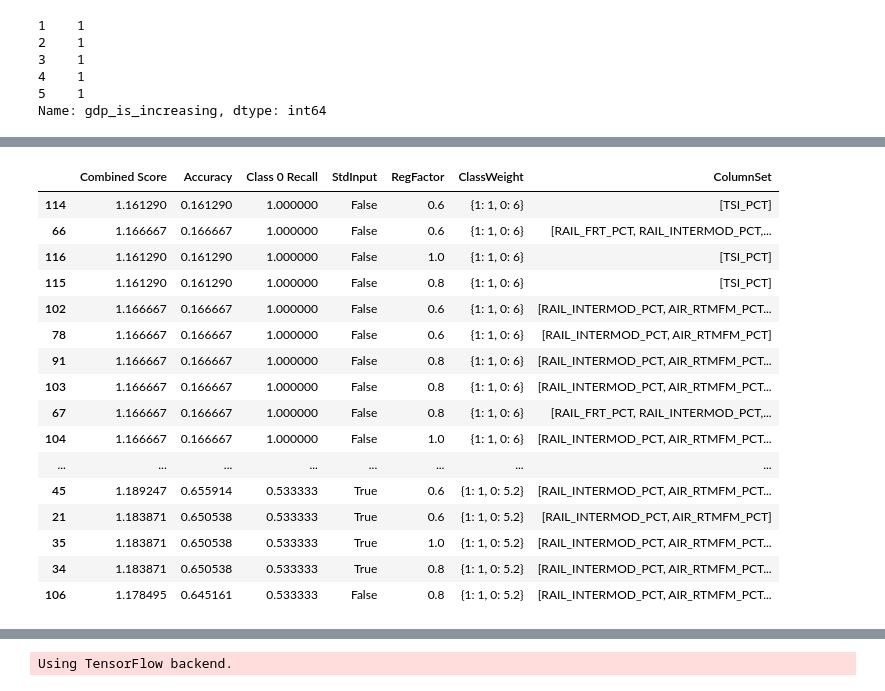
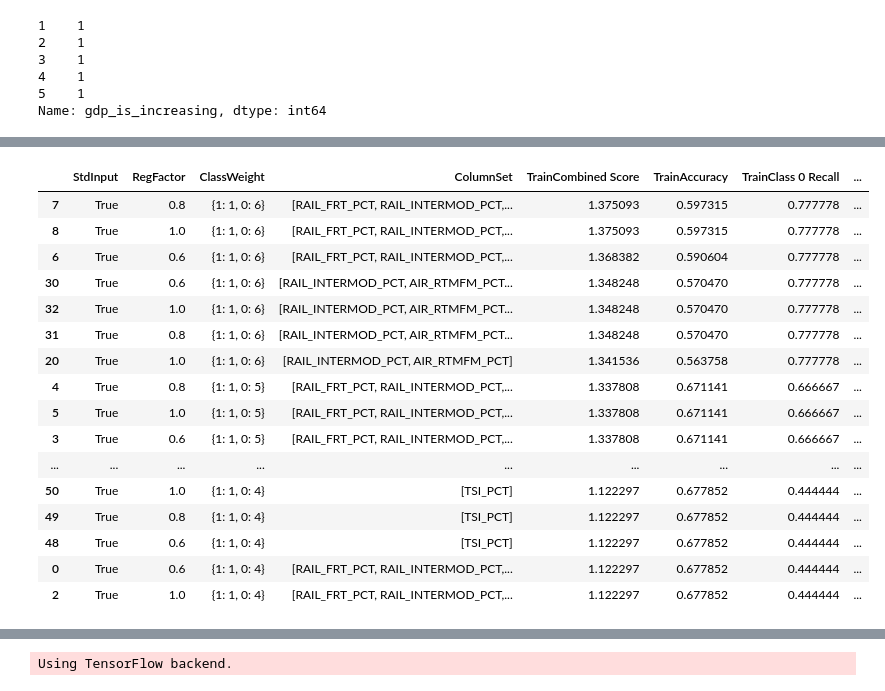
Before and after one commit to schkotty/Data-Science, a Jupyter notebook: GDP-Predictor/GDP-Predictor.ipynb, the cells around one changed output, grey strips where cells are left out. Cells and saved outputs as stored; diff of their text form; code cells hidden in the pictures.

```diff
--- a/GDP-Predictor/GDP-Predictor.ipynb
+++ b/GDP-Predictor/GDP-Predictor.ipynb
@@ -365,14 +472,18 @@ y_test_rate row count: 53
 # %%
-# Normalize the training and test dats sets.
+# Normalize the training, validation, and test dats sets
 # Calculate the mean and standard deviation of the training data set.
 mean = x_train.mean(axis=0)
 std = x_train.std(axis=0)
 
 #Normalize the training data set to have a mean of 0 and standard deviation of 1.
 x_train_std = x_train - mean
-x_train_std = x_train / std
+x_train_std = x_train_std / std
+
+#Normalize the validation data set to have a mean of 0 and standard deviation of 1.
+x_val_std = x_val - mean
+x_val_std = x_val_std / std
 
 #Normalize the test data set to have a mean of 0 and standard deviation of 1.
 x_test_std = x_test - mean
-x_test_std = x_test / std
+x_test_std = x_test_std / std
 # %%
@@ -489,8 +597,9 @@ def train_logregression_model(columnset, x_train, x_train_std, y_train_class, st
         xinput = x_train[columnset]
 
     logreg = clf.fit(xinput, y_train_class)
-    y_hat_train_class = logreg.predict(xinput)
-    return y_hat_train_class
+    #y_hat_train_class = logreg.predict(xinput)
+    #return y_hat_train_class
+    return logreg
 # %%
 # Run a grid search that will use different columns of the input data set, standardized vs non-standardized inputs,
 # different class weights, and different regularization factors.
@@ -501,8 +610,9 @@ columnset2 = ['RAIL_INTERMOD_PCT', 'AIR_RTMFM_PCT', 'TSI_PCT']
 columnset3 = ['RAIL_INTERMOD_PCT', 'AIR_RTMFM_PCT', 'TSI_PCT', 'TRUCK_PCT']
 columnset4 = ['TSI_PCT']
 
-results = pd.DataFrame(columns=['TestCase', 'StdInput', 'ColumnSet', 'ClassWeight', 'RegFactor', 'Accuracy',
-                                'Class 0 Recall', 'Combined Score'])
+results = pd.DataFrame(columns=['TestCase', 'StdInput', 'ColumnSet', 'ClassWeight', 'RegFactor', 'TrainAccuracy',
+                                'TrainClass 0 Recall', 'TrainCombined Score', 'ValAccuracy', 'ValClass 0 Recall',
+                                'ValCombined Score'])
 
 for stdinput in [True, False]:
     for columnset in [columnsetall, columnset1, columnset2, columnset3, columnset4]:
@@ -510,14 +620,26 @@ for stdinput in [True, False]:
             for regfactor in [0.60, 0.80, 1.0]:
                 testcase = 'StdInput={0}, ColumnSet={1}, ClassWeight={2}, RegFactor={3:0.2f}'.format(stdinput, columnset, classweight, regfactor)
                 print(testcase)
-                y_hat_train_class = train_logregression_model(columnset, x_train, x_train_std, y_train_class, stdinput, classweight, regfactor)
+                #y_hat_train_class = train_logregression_model(columnset, x_train, x_train_std, y_train_class, stdinput, classweight, regfactor)
+                logregmodel = train_logregression_model(columnset, x_train, x_train_std, y_train_class, stdinput, classweight, regfactor)
+                y_hat_train_class = logregmodel.predict(x_train_std[columnset] if stdinput else x_train[columnset])
                 classreport = classification_report(y_train_class, y_hat_train_class, zero_division=0, output_dict=True)
                 accuracy = classreport['accuracy']
                 class0recall = classreport['0']['recall']
                 combinedscore = accuracy + class0recall
                 print('Accuracy: {0:0.2f}'.format(accuracy))
                 print('Class 0 Recall: {0:0.2f}'.format(class0recall))
+
+                y_hat_val_class = logregmodel.predict(x_val_std[columnset] if stdinput else x_val[columnset])
+                valclassreport = classification_report(y_val_class, y_hat_val_class, zero_division=0, output_dict=True)
+                valaccuracy = valclassreport['accuracy']
+                valclass0recall = valclassreport['0']['recall']
+                valcombinedscore = valaccuracy + valclass0recall
+                print('Val Accuracy: {0:0.2f}'.format(valaccuracy))
+                print('Val Class 0 Recall: {0:0.2f}'.format(valclass0recall))
+
                 results = results.append(pd.Series([testcase, stdinput, columnset, classweight, regfactor, accuracy,
-                                                    class0recall, combinedscore], index=results.columns ), ignore_index=True)
+                                                    class0recall, combinedscore, valaccuracy, valclass0recall,
+                                                    valcombinedscore], index=results.columns ), ignore_index=True)
 # %% [output]
 StdInput=True, ColumnSet=['RAIL_FRT_PCT', 'RAIL_INTERMOD_PCT', 'WATERBORNE_PCT', 'TRUCK_PCT', 'AIR_RTMFM_PCT', 'TSI_PCT'], ClassWeight={1: 1, 0: 4}, RegFactor=0.60
@@ -540,26 +662,27 @@ Class 0 Recall: 0.47
 # %%
 # Take a look at the results of the grid search. Results were stored in a pandas dataframe.
-results.sort_values('Class 0 Recall', inplace=True, ascending=False)
+results.sort_values('TrainCombined Score', inplace=True, ascending=False)
 #subresults = results[['Combined Score', 'Accuracy', 'TestCase', 'Class 0 Recall']][results['Accuracy'] > 0.8] #.to_numpy()
-results[['Combined Score', 'Accuracy', 'Class 0 Recall', 'StdInput','RegFactor', 'ClassWeight','ColumnSet']][results['Class 0 Recall'] > .5]
+results[['StdInput','RegFactor', 'ClassWeight','ColumnSet', 'TrainCombined Score', 'TrainAccuracy', 'TrainClass 0 Recall',
+         'ValCombined Score', 'ValAccuracy', 'ValClass 0 Recall']][results['TrainAccuracy'] > 0.5][results['TrainCombined Score'] > 1.1]
 # %% [output]
-|  | Combined Score | Accuracy | Class 0 Recall | StdInput | RegFactor | ClassWeight | ColumnSet |
-| 114 | 1.161290 | 0.161290 | 1.000000 | False | 0.6 | {1: 1, 0: 6} | [TSI_PCT] |
-| 66 | 1.166667 | 0.166667 | 1.000000 | False | 0.6 | {1: 1, 0: 6} | [RAIL_FRT_PCT, RAIL_INTERMOD_PCT,... |
-| 116 | 1.161290 | 0.161290 | 1.000000 | False | 1.0 | {1: 1, 0: 6} | [TSI_PCT] |
-| 115 | 1.161290 | 0.161290 | 1.000000 | False | 0.8 | {1: 1, 0: 6} | [TSI_PCT] |
-| 102 | 1.166667 | 0.166667 | 1.000000 | False | 0.6 | {1: 1, 0: 6} | [RAIL_INTERMOD_PCT, AIR_RTMFM_PCT... |
-| 78 | 1.166667 | 0.166667 | 1.000000 | False | 0.6 | {1: 1, 0: 6} | [RAIL_INTERMOD_PCT, AIR_RTMFM_PCT] |
-| 91 | 1.166667 | 0.166667 | 1.000000 | False | 0.8 | {1: 1, 0: 6} | [RAIL_INTERMOD_PCT, AIR_RTMFM_PCT... |
-| 103 | 1.166667 | 0.166667 | 1.000000 | False | 0.8 | {1: 1, 0: 6} | [RAIL_INTERMOD_PCT, AIR_RTMFM_PCT... |
-| 67 | 1.166667 | 0.166667 | 1.000000 | False | 0.8 | {1: 1, 0: 6} | [RAIL_FRT_PCT, RAIL_INTERMOD_PCT,... |
-| 104 | 1.166667 | 0.166667 | 1.000000 | False | 1.0 | {1: 1, 0: 6} | [RAIL_INTERMOD_PCT, AIR_RTMFM_PCT... |
-| ... | ... | ... | ... | ... | ... | ... | ... |
-| 45 | 1.189247 | 0.655914 | 0.533333 | True | 0.6 | {1: 1, 0: 5.2} | [RAIL_INTERMOD_PCT, AIR_RTMFM_PCT... |
-| 21 | 1.183871 | 0.650538 | 0.533333 | True | 0.6 | {1: 1, 0: 5.2} | [RAIL_INTERMOD_PCT, AIR_RTMFM_PCT] |
-| 35 | 1.183871 | 0.650538 | 0.533333 | True | 1.0 | {1: 1, 0: 5.2} | [RAIL_INTERMOD_PCT, AIR_RTMFM_PCT... |
-| 34 | 1.183871 | 0.650538 | 0.533333 | True | 0.8 | {1: 1, 0: 5.2} | [RAIL_INTERMOD_PCT, AIR_RTMFM_PCT... |
-| 106 | 1.178495 | 0.645161 | 0.533333 | False | 0.8 | {1: 1, 0: 5.2} | [RAIL_INTERMOD_PCT, AIR_RTMFM_PCT... |
+|  | StdInput | RegFactor | ClassWeight | ColumnSet | TrainCombined Score | TrainAccuracy | TrainClass 0 Recall | ... |
+| 7 | True | 0.8 | {1: 1, 0: 6} | [RAIL_FRT_PCT, RAIL_INTERMOD_PCT,... | 1.375093 | 0.597315 | 0.777778 | ... |
+| 8 | True | 1.0 | {1: 1, 0: 6} | [RAIL_FRT_PCT, RAIL_INTERMOD_PCT,... | 1.375093 | 0.597315 | 0.777778 | ... |
+| 6 | True | 0.6 | {1: 1, 0: 6} | [RAIL_FRT_PCT, RAIL_INTERMOD_PCT,... | 1.368382 | 0.590604 | 0.777778 | ... |
+| 30 | True | 0.6 | {1: 1, 0: 6} | [RAIL_INTERMOD_PCT, AIR_RTMFM_PCT... | 1.348248 | 0.570470 | 0.777778 | ... |
+| 32 | True | 1.0 | {1: 1, 0: 6} | [RAIL_INTERMOD_PCT, AIR_RTMFM_PCT... | 1.348248 | 0.570470 | 0.777778 | ... |
+| 31 | True | 0.8 | {1: 1, 0: 6} | [RAIL_INTERMOD_PCT, AIR_RTMFM_PCT... | 1.348248 | 0.570470 | 0.777778 | ... |
+| 20 | True | 1.0 | {1: 1, 0: 6} | [RAIL_INTERMOD_PCT, AIR_RTMFM_PCT] | 1.341536 | 0.563758 | 0.777778 | ... |
+| 4 | True | 0.8 | {1: 1, 0: 5} | [RAIL_FRT_PCT, RAIL_INTERMOD_PCT,... | 1.337808 | 0.671141 | 0.666667 | ... |
+| 5 | True | 1.0 | {1: 1, 0: 5} | [RAIL_FRT_PCT, RAIL_INTERMOD_PCT,... | 1.337808 | 0.671141 | 0.666667 | ... |
+| 3 | True | 0.6 | {1: 1, 0: 5} | [RAIL_FRT_PCT, RAIL_INTERMOD_PCT,... | 1.337808 | 0.671141 | 0.666667 | ... |
+| ... | ... | ... | ... | ... | ... | ... | ... | ... |
+| 50 | True | 1.0 | {1: 1, 0: 4} | [TSI_PCT] | 1.122297 | 0.677852 | 0.444444 | ... |
+| 49 | True | 0.8 | {1: 1, 0: 4} | [TSI_PCT] | 1.122297 | 0.677852 | 0.444444 | ... |
+| 48 | True | 0.6 | {1: 1, 0: 4} | [TSI_PCT] | 1.122297 | 0.677852 | 0.444444 | ... |
+| 0 | True | 0.6 | {1: 1, 0: 4} | [RAIL_FRT_PCT, RAIL_INTERMOD_PCT,... | 1.122297 | 0.677852 | 0.444444 | ... |
+| 2 | True | 1.0 | {1: 1, 0: 4} | [RAIL_FRT_PCT, RAIL_INTERMOD_PCT,... | 1.122297 | 0.677852 | 0.444444 | ... |
 # %%
 x_train_selected_features = x_train[['RAIL_INTERMOD_PCT', 'AIR_RTMFM_PCT']] #, 'TSI_PCT']]  #, 'TSI_PCT'
 x_test_selected_features = x_test[['RAIL_INTERMOD_PCT', 'AIR_RTMFM_PCT']]#, 'TSI_PCT']] #set this here for consistency
```
Also changed, not shown: parts of 23 cells of this notebook.
